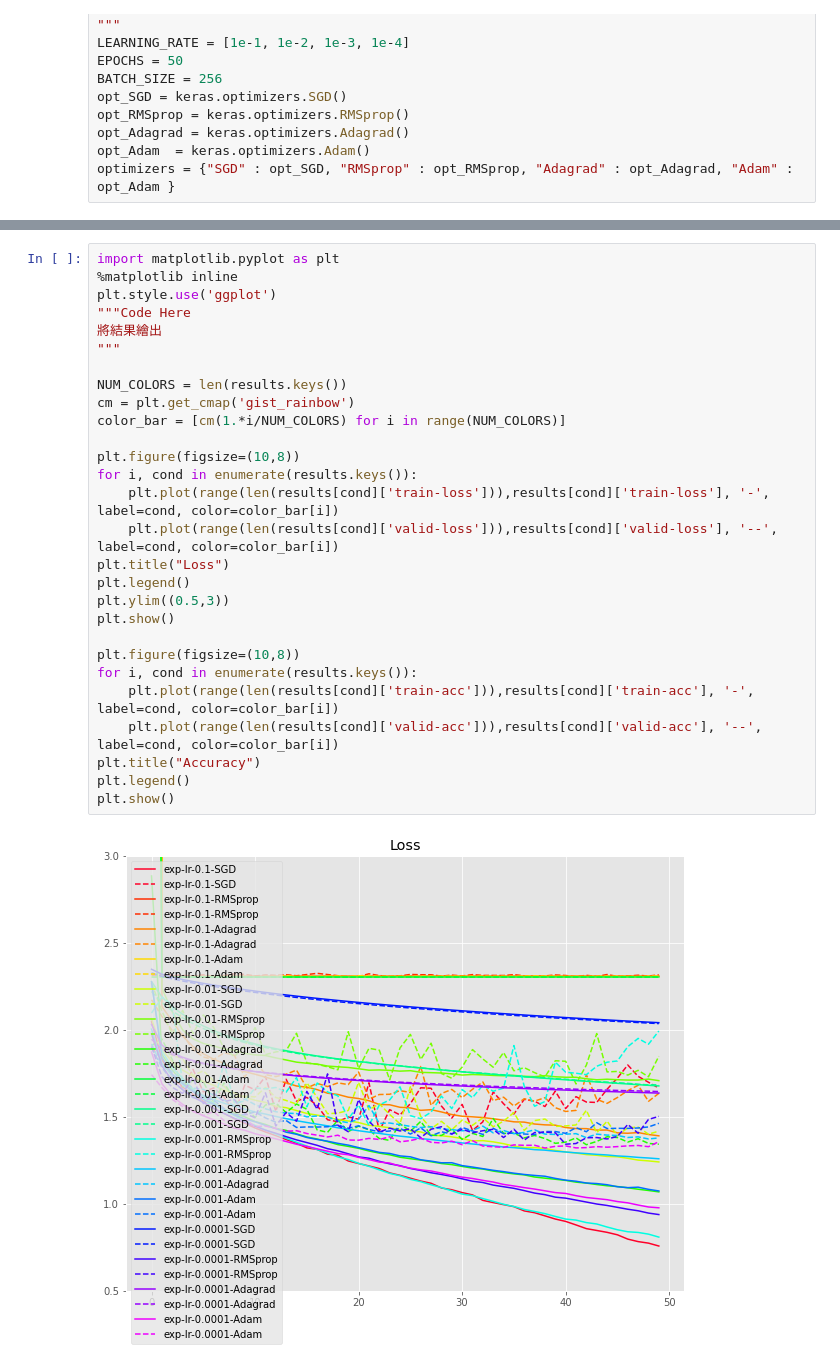
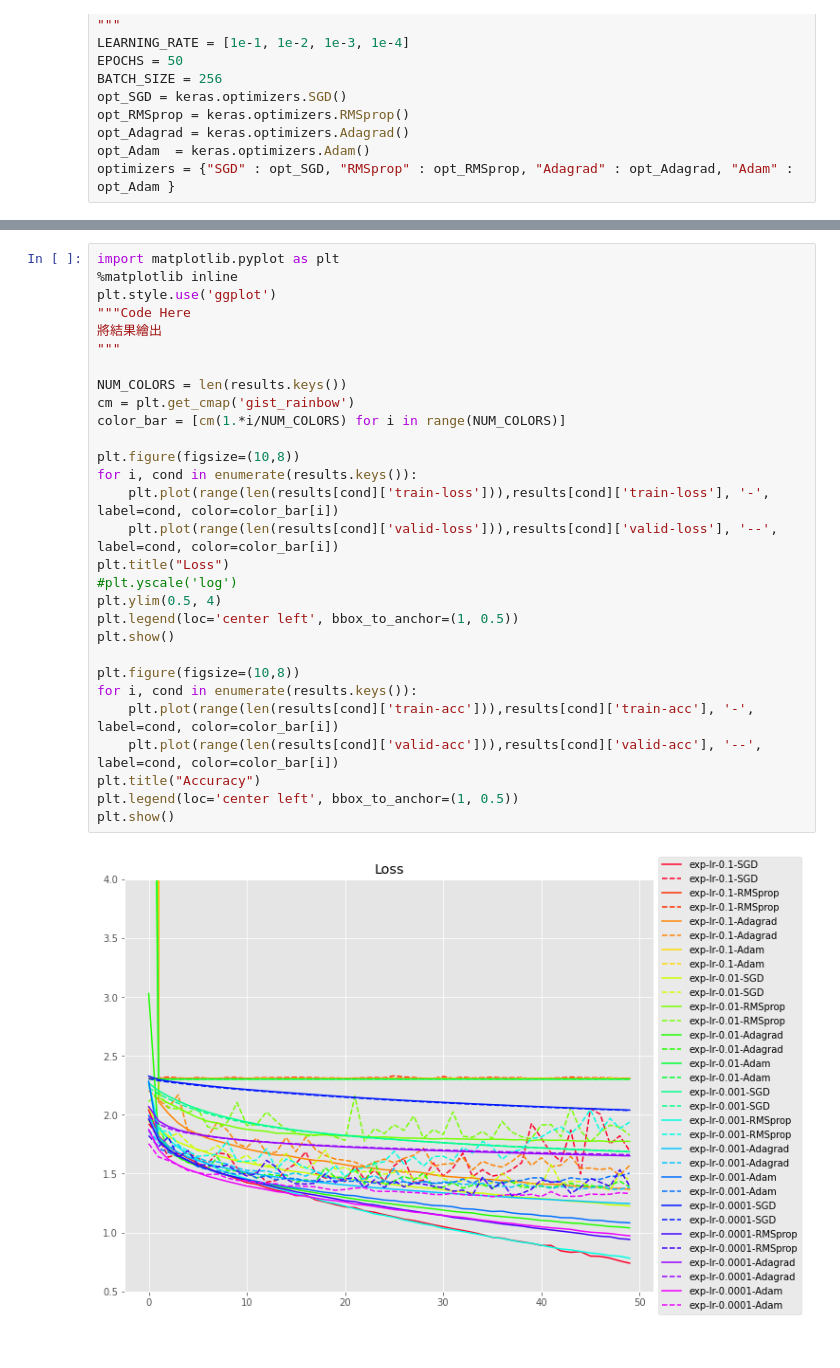
Before and after one commit to Halesu/4th-ML100Days, a Jupyter notebook: homework/Day_080_HW.ipynb, the cells around one changed output, grey strips where cells are left out. Saved outputs shown, nothing was run; the diff lists cells and outputs as text.

```diff
--- a/homework/Day_080_HW.ipynb
+++ b/homework/Day_080_HW.ipynb
@@ -121,30 +123,31 @@ Epoch 50/50
 # %%
 import matplotlib.pyplot as plt
 %matplotlib inline
 plt.style.use('ggplot')
 """Code Here
 將結果繪出
 """
 
 NUM_COLORS = len(results.keys())
 cm = plt.get_cmap('gist_rainbow')
 color_bar = [cm(1.*i/NUM_COLORS) for i in range(NUM_COLORS)]
 
 plt.figure(figsize=(10,8))
 for i, cond in enumerate(results.keys()):
     plt.plot(range(len(results[cond]['train-loss'])),results[cond]['train-loss'], '-', label=cond, color=color_bar[i])
     plt.plot(range(len(results[cond]['valid-loss'])),results[cond]['valid-loss'], '--', label=cond, color=color_bar[i])
 plt.title("Loss")
-plt.legend()
-plt.ylim((0.5,3))
+#plt.yscale('log')
+plt.ylim(0.5, 4)
+plt.legend(loc='center left', bbox_to_anchor=(1, 0.5))
 plt.show()
 
 plt.figure(figsize=(10,8))
 for i, cond in enumerate(results.keys()):
     plt.plot(range(len(results[cond]['train-acc'])),results[cond]['train-acc'], '-', label=cond, color=color_bar[i])
     plt.plot(range(len(results[cond]['valid-acc'])),results[cond]['valid-acc'], '--', label=cond, color=color_bar[i])
 plt.title("Accuracy")
-plt.legend()
+plt.legend(loc='center left', bbox_to_anchor=(1, 0.5))
 plt.show()
 # %% [output]
-[figure, old version]
+[figure, new version]
```
Also changed, not shown: parts of 3 cells of this notebook, 1 other file.
